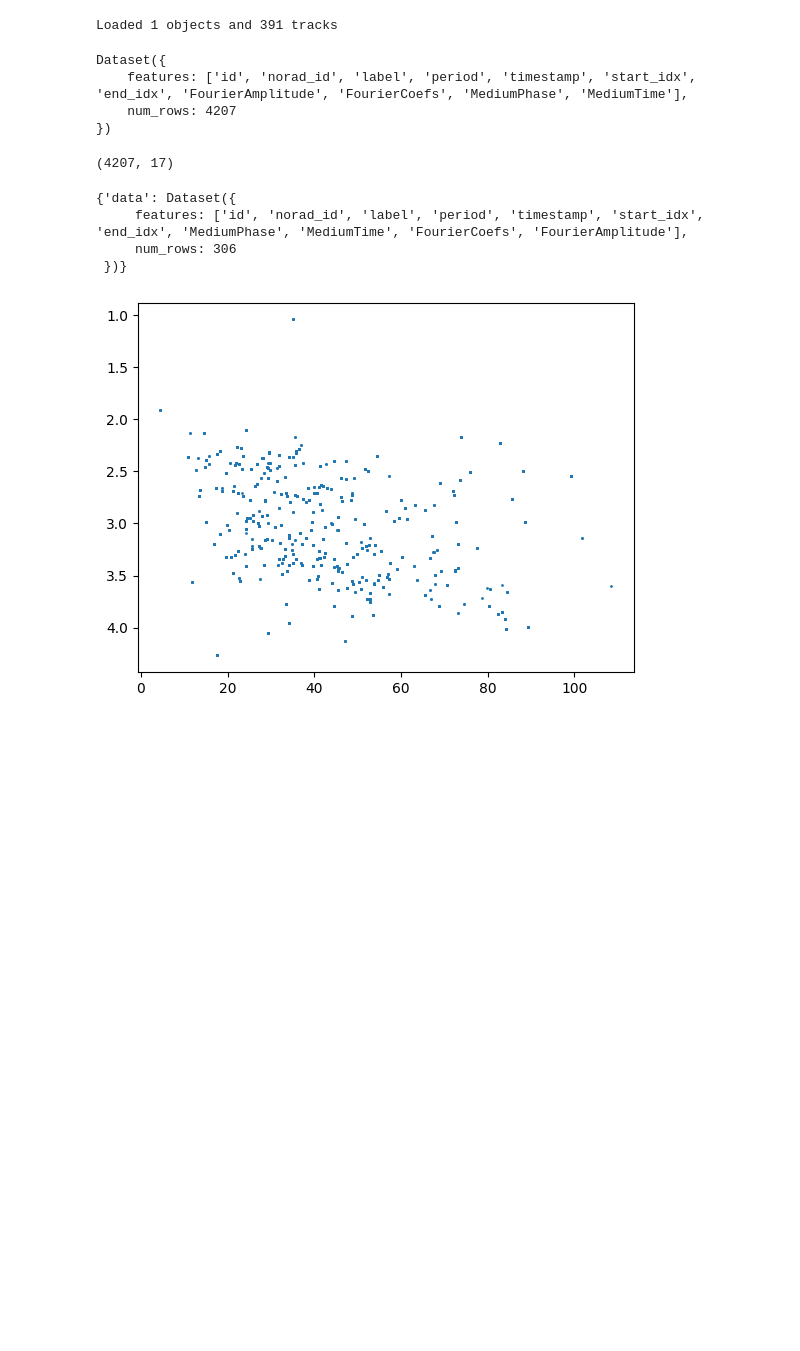
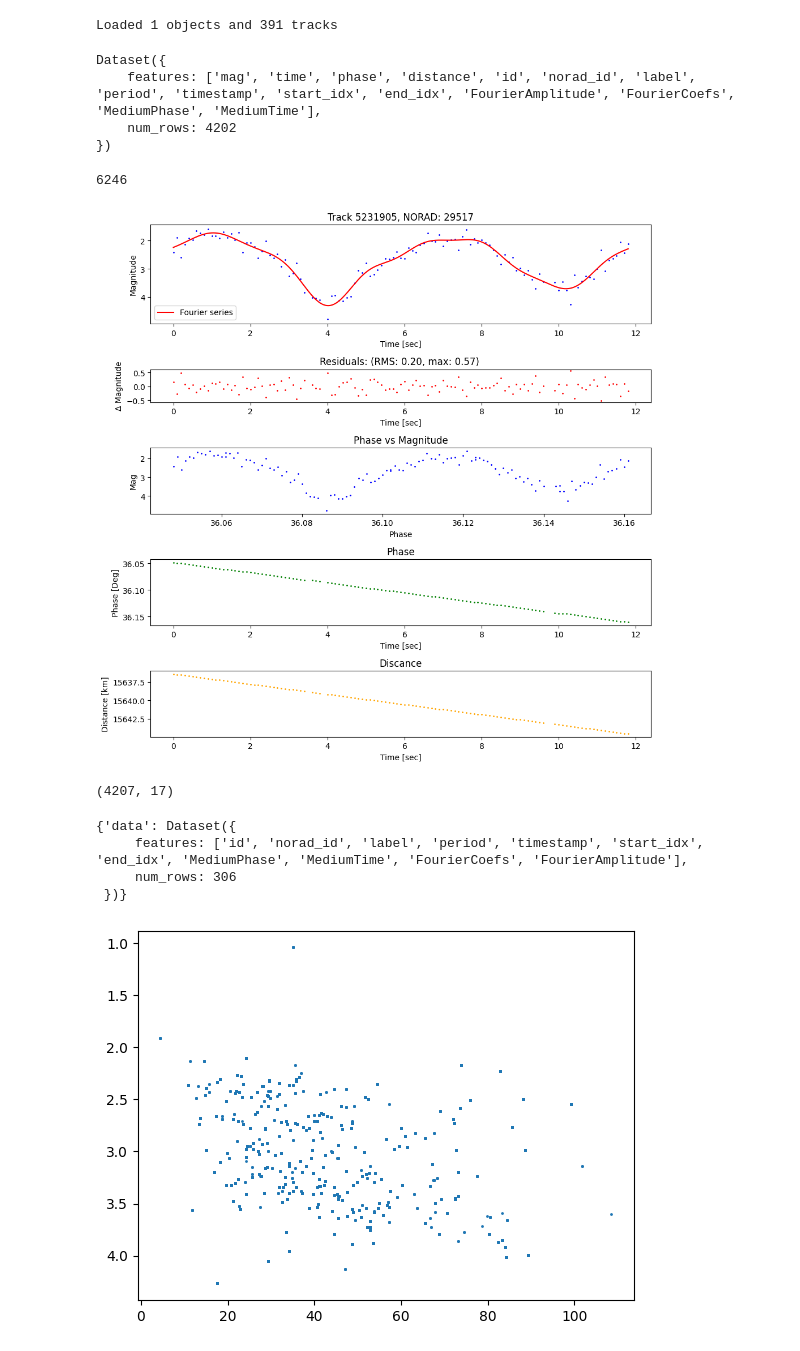
Before and after one commit to lcdc-develop/lcdc, a Jupyter notebook: demo.ipynb, the cells around one changed output. Saved outputs shown, nothing was run; the diff lists cells and outputs as text; code cells hidden in the pictures; blank space fills up the shorter version.

```diff
--- a/demo.ipynb
+++ b/demo.ipynb
@@ -23,7 +24,7 @@ statistics = [
 ]
 
 db = DatasetBuilder(MMT_PATH, norad_ids=[IDX], preprocessing=preprocessing, statistics=statistics, lazy=False)
-ds = db.to_dict(data_types=[])
+ds = db.to_dict(data_types=[DT.MAG, DT.TIME, DT.PHASE, DT.DISTANCE])
 # ds = ds.with_format("numpy", columns=["FourierCoefs"])
 
 # preprocessing = pp.Compose(FilterByPeriodicity(Variability.PERIODIC), pp.FilterFolded(100, 0.75), pp.FilterMinLength(100))
@@ -34,9 +35,15 @@ Loaded 1 objects and 391 tracks
 ds["data"]
 # %% [output]
 Dataset({
-    features: ['id', 'norad_id', 'label', 'period', 'timestamp', 'start_idx', 'end_idx', 'FourierAmplitude', 'FourierCoefs', 'MediumPhase', 'MediumTime'],
-    num_rows: 4207
+    features: ['mag', 'time', 'phase', 'distance', 'id', 'norad_id', 'label', 'period', 'timestamp', 'start_idx', 'end_idx', 'FourierAmplitude', 'FourierCoefs', 'MediumPhase', 'MediumTime'],
+    num_rows: 4202
 })
+# %%
+utils.plot_from_dict(ds["data"][301])
+ds["data"]["start_idx"][301]
+# %% [output]
+6246
+[figure, added]
 # %%
 ds["data"] = ds["data"].with_format("numpy", columns=["FourierCoefs"])
 # %%
```
Also changed, not shown: parts of 10 cells of this notebook, 5 other files.
